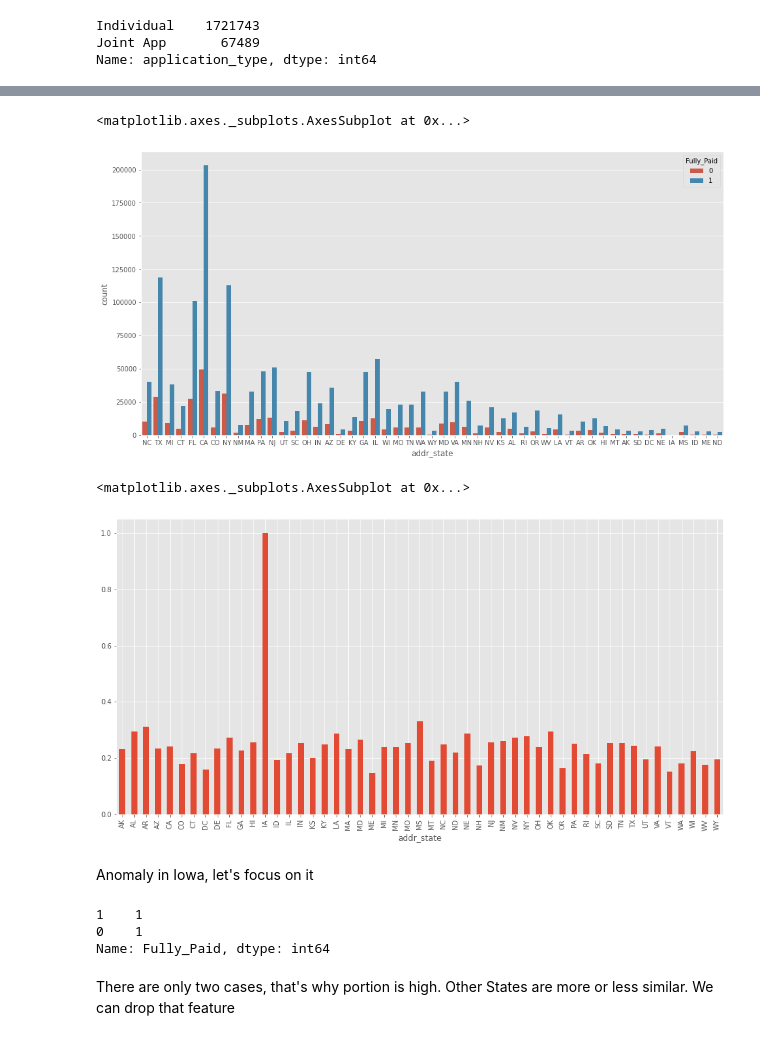
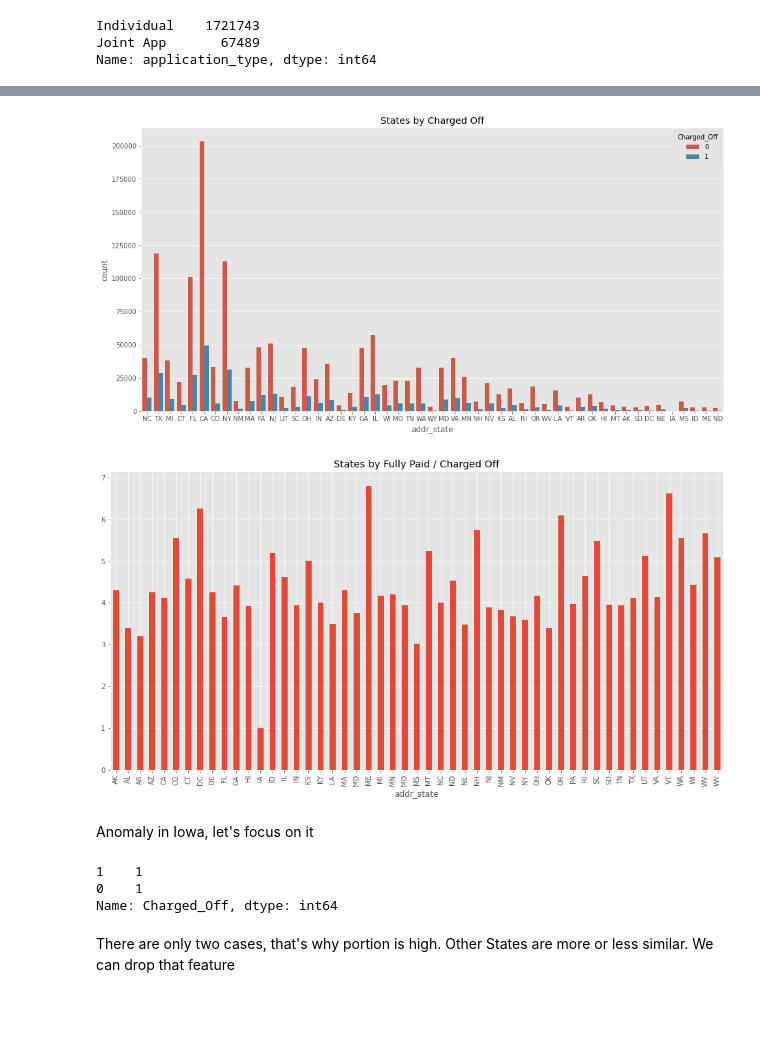
Before and after one commit to smeteo/Lending_Club_Credit_Risk_Analysis, a Jupyter notebook: Lending_Club_v05.ipynb, the cells around one changed output, grey strips where cells are left out. Drawn from its saved outputs; the diff is of its cells as text; code cells hidden in the pictures; blank space fills up the shorter version.

```diff
--- a/Lending_Club_v05.ipynb
+++ b/Lending_Club_v05.ipynb
@@ -741,26 +741,26 @@ IA         2
 Name: addr_state, dtype: int64
 # %%
 plt.figure(figsize=(16,8))
-sns.countplot(x='addr_state', data=df, hue='Fully_Paid')
+sns.countplot(x='addr_state', data=df, hue='Charged_Off')
+plt.title('States by Charged Off');
 # %% [output]
-<matplotlib.axes._subplots.AxesSubplot at 0x...>
-[figure, old version]
+[figure, new version]
 # %%
-state_co = df[df['Fully_Paid']==1].groupby("addr_state").count()['Fully_Paid']
-state_fp = df[df['Fully_Paid']==0].groupby("addr_state").count()['Fully_Paid']
+state_co = df[df['Charged_Off']==1].groupby("addr_state").count()['Charged_Off']
+state_fp = df[df['Charged_Off']==0].groupby("addr_state").count()['Charged_Off']
 plt.figure(figsize=(16,8))
 (state_fp/state_co).plot(kind='bar')
+plt.title('States by Fully Paid / Charged Off');
 # %% [output]
-<matplotlib.axes._subplots.AxesSubplot at 0x...>
-[figure, old version]
+[figure, new version]
 # %% [markdown]
 Anomaly in Iowa, let's focus on it
 # %%
-df[df.addr_state=='IA']['Fully_Paid'].value_counts()
+df[df.addr_state=='IA']['Charged_Off'].value_counts()
 # %% [output]
 1    1
 0    1
-Name: Fully_Paid, dtype: int64
+Name: Charged_Off, dtype: int64
 # %% [markdown]
 There are only two cases, that's why portion is high. Other States are more or less similar. We can drop that feature
 # %%
```
Also changed, not shown: parts of 41 cells of this notebook.
